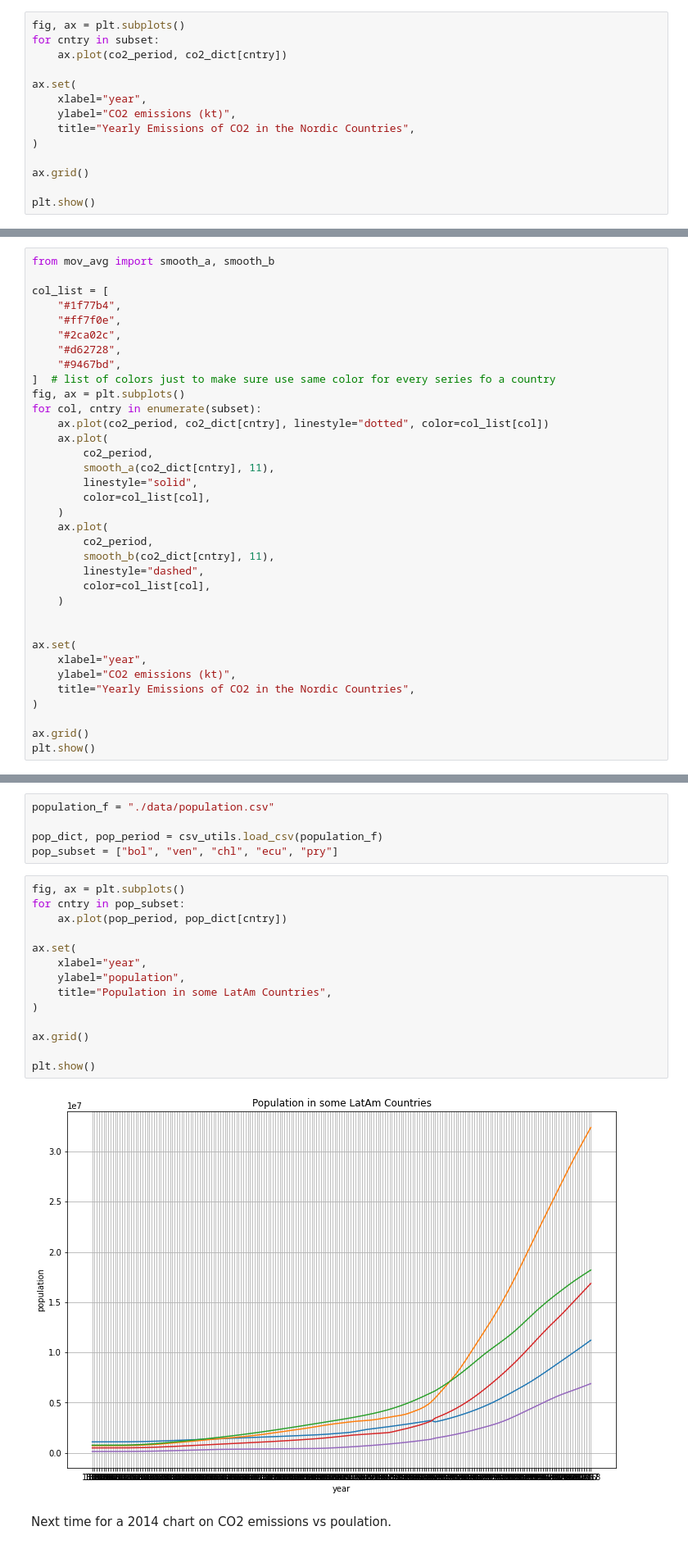
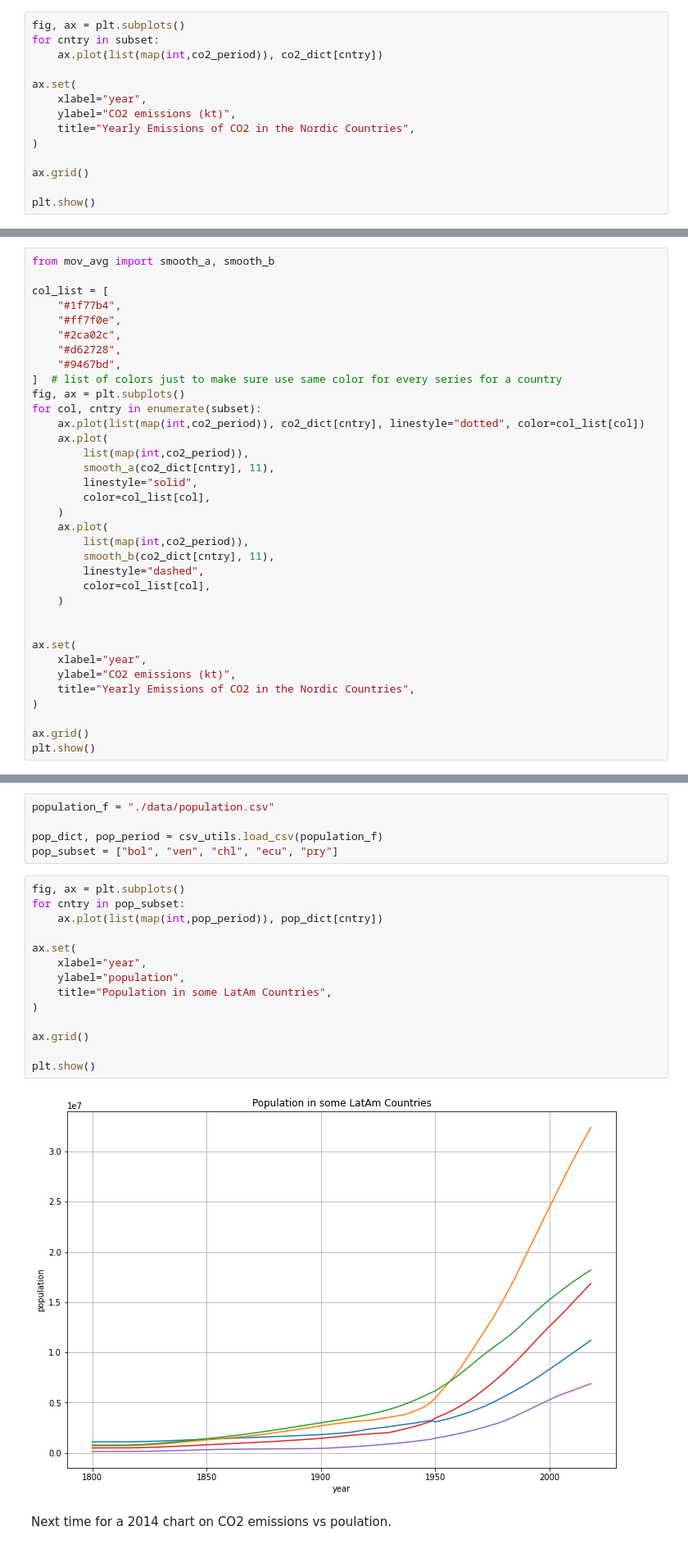
Before and after one commit to ajkbssn/uu-prog1, a Jupyter notebook: src/uu_prog1/lesson_nine.ipynb, the cells around one changed output, grey strips where cells are left out. Shown: that part at 82% size. Drawn from its saved outputs; the diff is of its cells as text.

```diff
--- a/src/uu_prog1/lesson_nine.ipynb
+++ b/src/uu_prog1/lesson_nine.ipynb
@@ -55,7 +55,7 @@ Create first chart with raw data from `co2_dict`
 # %%
 fig, ax = plt.subplots()
 for cntry in subset:
-    ax.plot(co2_period, co2_dict[cntry])
+    ax.plot(list(map(int,co2_period)), co2_dict[cntry])
 
 ax.set(
     xlabel="year",
@@ -79,18 +79,18 @@ col_list = [
     "#2ca02c",
     "#d62728",
     "#9467bd",
-]  # list of colors just to make sure use same color for every series fo a country
+]  # list of colors just to make sure use same color for every series for a country
 fig, ax = plt.subplots()
 for col, cntry in enumerate(subset):
-    ax.plot(co2_period, co2_dict[cntry], linestyle="dotted", color=col_list[col])
+    ax.plot(list(map(int,co2_period)), co2_dict[cntry], linestyle="dotted", color=col_list[col])
     ax.plot(
-        co2_period,
+        list(map(int,co2_period)),
         smooth_a(co2_dict[cntry], 11),
         linestyle="solid",
         color=col_list[col],
     )
     ax.plot(
-        co2_period,
+        list(map(int,co2_period)),
         smooth_b(co2_dict[cntry], 11),
         linestyle="dashed",
         color=col_list[col],
@@ -117,19 +117,19 @@ pop_subset = ["bol", "ven", "chl", "ecu", "pry"]
 # %%
 fig, ax = plt.subplots()
 for cntry in pop_subset:
-    ax.plot(pop_period, pop_dict[cntry])
+    ax.plot(list(map(int,pop_period)), pop_dict[cntry])
 
 ax.set(
     xlabel="year",
     ylabel="population",
     title="Population in some LatAm Countries",
 )
 
 ax.grid()
 
 plt.show()
 # %% [output]
-[figure, old version]
+[figure, new version]
 # %% [markdown]
 Next time for a 2014 chart on CO2 emissions vs poulation.
 # %%
```
Also changed, not shown: parts of 2 cells of this notebook.
